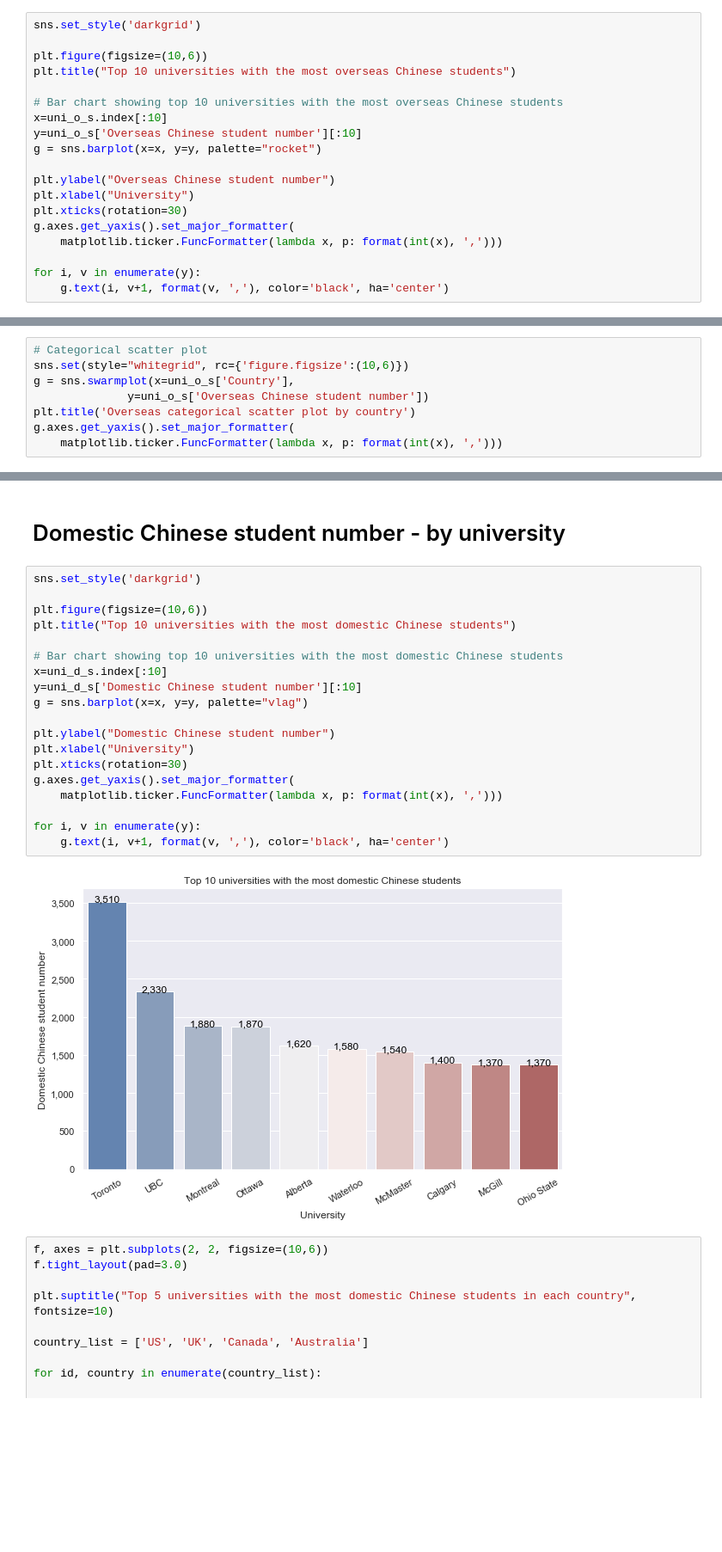
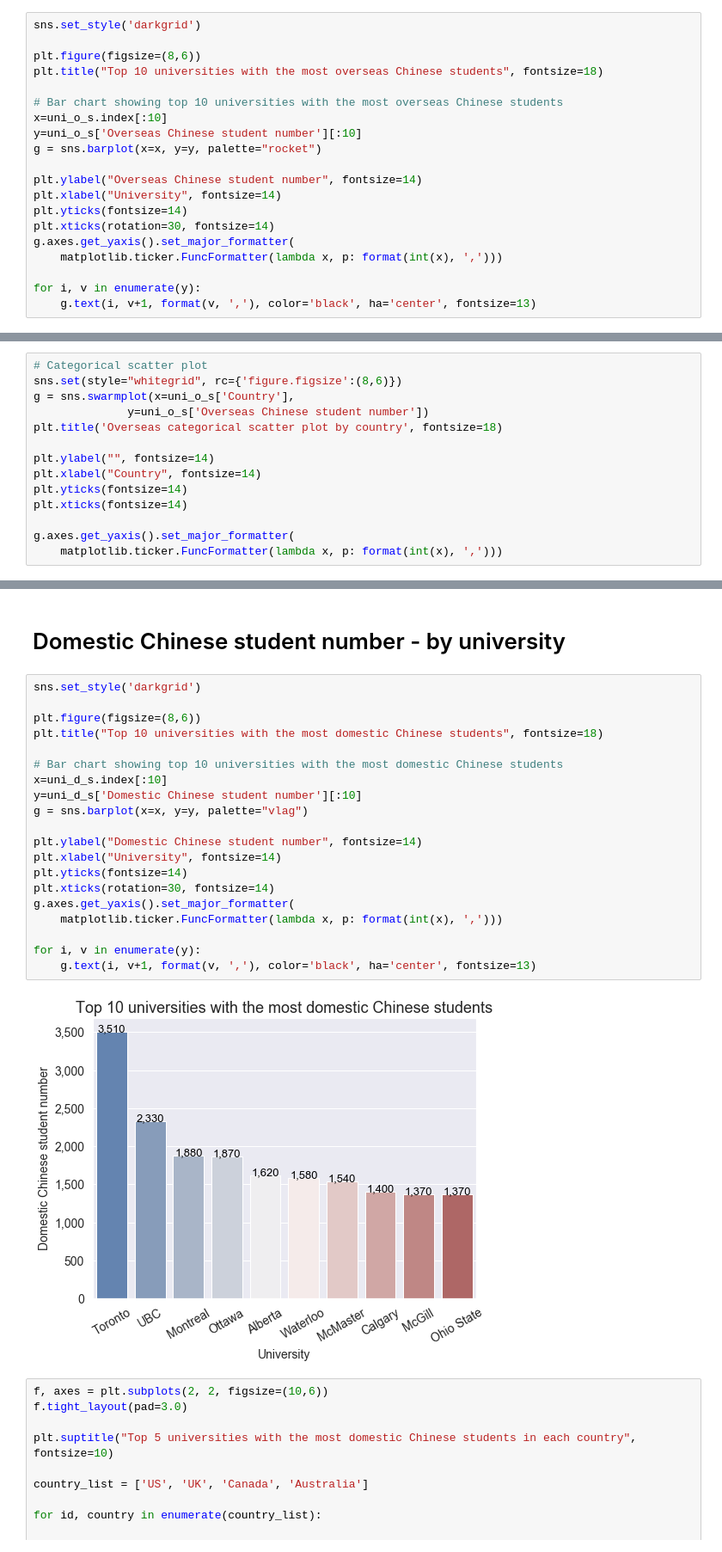
Before and after one commit to AndyYFTao/EA-CLTP-DataAnalysis, a Jupyter notebook: CLTP Guidance Program Data Analysis.ipynb, the cells around one changed output, grey strips where cells are left out. Shown at 86% size. Saved outputs shown, nothing was run; the diff lists cells and outputs as text; blank space fills up the shorter version.

```diff
--- a/CLTP Guidance Program Data Analysis.ipynb
+++ b/CLTP Guidance Program Data Analysis.ipynb
@@ -104,20 +104,21 @@ for i, v in enumerate(long_country.value):
 # %%
 sns.set_style('darkgrid')
 
-plt.figure(figsize=(10,6))
-plt.title("Top 10 universities with the most overseas Chinese students")
+plt.figure(figsize=(8,6))
+plt.title("Top 10 universities with the most overseas Chinese students", fontsize=18)
 
 # Bar chart showing top 10 universities with the most overseas Chinese students
 x=uni_o_s.index[:10]
 y=uni_o_s['Overseas Chinese student number'][:10]
 g = sns.barplot(x=x, y=y, palette="rocket")
 
-plt.ylabel("Overseas Chinese student number")
-plt.xlabel("University")
-plt.xticks(rotation=30)
+plt.ylabel("Overseas Chinese student number", fontsize=14)
+plt.xlabel("University", fontsize=14)
+plt.yticks(fontsize=14)
+plt.xticks(rotation=30, fontsize=14)
 g.axes.get_yaxis().set_major_formatter(
     matplotlib.ticker.FuncFormatter(lambda x, p: format(int(x), ',')))
 
 for i, v in enumerate(y):
-    g.text(i, v+1, format(v, ','), color='black', ha='center')
+    g.text(i, v+1, format(v, ','), color='black', ha='center', fontsize=13)
 # %% [output]
@@ -160,10 +161,16 @@ plt.ylabel("Overseas Chinese student number", fontsize=10)
 [figure]
 # %%
 # Categorical scatter plot
-sns.set(style="whitegrid", rc={'figure.figsize':(10,6)})
+sns.set(style="whitegrid", rc={'figure.figsize':(8,6)})
 g = sns.swarmplot(x=uni_o_s['Country'],
               y=uni_o_s['Overseas Chinese student number'])
-plt.title('Overseas categorical scatter plot by country')
+plt.title('Overseas categorical scatter plot by country', fontsize=18)
+
+plt.ylabel("", fontsize=14)
+plt.xlabel("Country", fontsize=14)
+plt.yticks(fontsize=14)
+plt.xticks(fontsize=14)
+
 g.axes.get_yaxis().set_major_formatter(
     matplotlib.ticker.FuncFormatter(lambda x, p: format(int(x), ',')))
 # %% [output]
@@ -173,24 +180,25 @@ g.axes.get_yaxis().set_major_formatter(
 # %%
 sns.set_style('darkgrid')
 
-plt.figure(figsize=(10,6))
-plt.title("Top 10 universities with the most domestic Chinese students")
+plt.figure(figsize=(8,6))
+plt.title("Top 10 universities with the most domestic Chinese students", fontsize=18)
 
 # Bar chart showing top 10 universities with the most domestic Chinese students
 x=uni_d_s.index[:10]
 y=uni_d_s['Domestic Chinese student number'][:10]
 g = sns.barplot(x=x, y=y, palette="vlag")
 
-plt.ylabel("Domestic Chinese student number")
-plt.xlabel("University")
-plt.xticks(rotation=30)
+plt.ylabel("Domestic Chinese student number", fontsize=14)
+plt.xlabel("University", fontsize=14)
+plt.yticks(fontsize=14)
+plt.xticks(rotation=30, fontsize=14)
 g.axes.get_yaxis().set_major_formatter(
     matplotlib.ticker.FuncFormatter(lambda x, p: format(int(x), ',')))
 
 for i, v in enumerate(y):
-    g.text(i, v+1, format(v, ','), color='black', ha='center')
+    g.text(i, v+1, format(v, ','), color='black', ha='center', fontsize=13)
 # %% [output]
-[figure, old version]
+[figure, new version]
 # %%
 f, axes = plt.subplots(2, 2, figsize=(10,6))
 f.tight_layout(pad=3.0)
```
Also changed, not shown: parts of 7 cells of this notebook, 15 other files.
